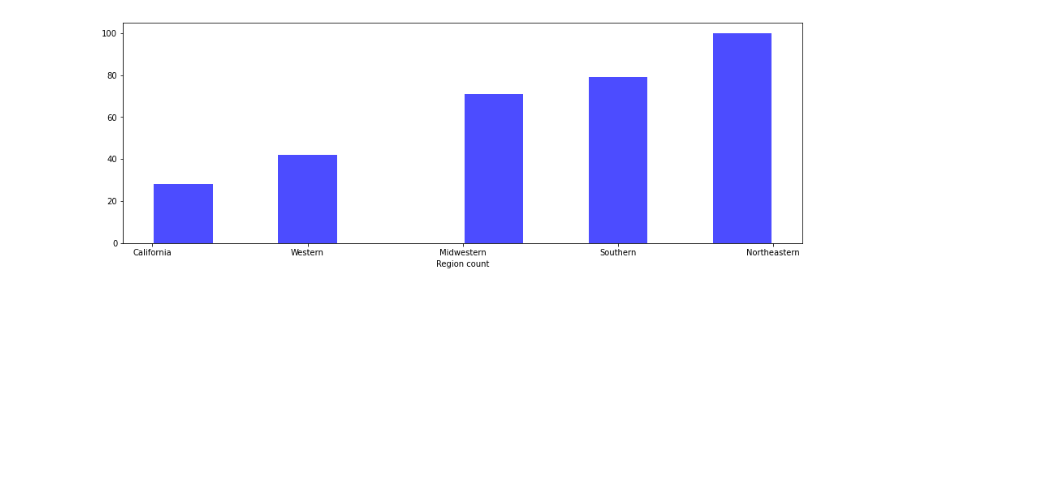
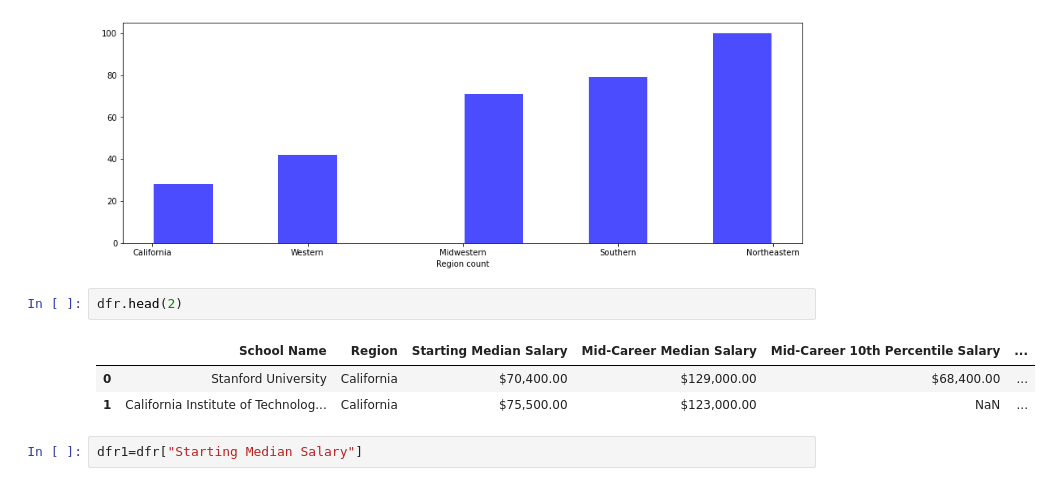
Before and after one commit to SidhST12/Final_3450, a Jupyter notebook: file_s.ipynb, the cells around one changed output. Saved outputs shown, nothing was run; the diff lists cells and outputs as text; blank space fills up the shorter version.

```diff
--- a/file_s.ipynb
+++ b/file_s.ipynb
@@ -58,3 +58,11 @@ plt.xlabel("Region count")
 plt.show()
 # %% [output]
 [figure]
+# %%
+dfr.head(2)
+# %% [output]
+|  | School Name | Region | Starting Median Salary | Mid-Career Median Salary | Mid-Career 10th Percentile Salary | ... |
+| 0 | Stanford University | California | $70,400.00 | $129,000.00 | $68,400.00 | ... |
+| 1 | California Institute of Technolog... | California | $75,500.00 | $123,000.00 | NaN | ... |
+# %%
+dfr1=dfr["Starting Median Salary"]
```
Also changed, not shown: parts of 11 cells of this notebook.
